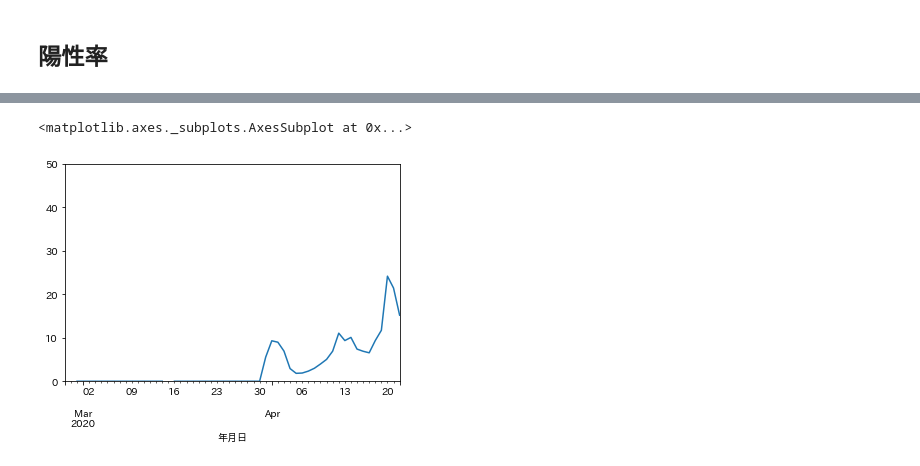
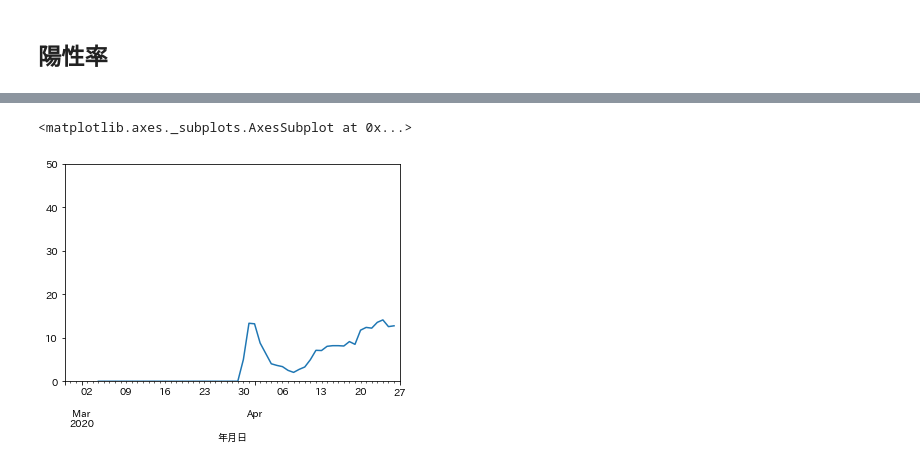
Before and after one commit to imabari/covid19-data, a Jupyter notebook: toyama/toyama_sample.ipynb, the cells around one changed output, grey strips where cells are left out. Drawn from its saved outputs; the diff is of its cells as text; code cells hidden in the pictures.

```diff
--- a/toyama/toyama_sample.ipynb
+++ b/toyama/toyama_sample.ipynb
@@ -197,8 +246,8 @@ df_positive = df_counts.loc[:, ["検査実施人数", "陽性人数"]].copy()
 # %%
-# 3日間平均
-df_positive_3d = df_positive.rolling(window=3).mean()
-df_positive_3d["陽性率"] = df_positive_3d["陽性人数"] / df_positive_3d["検査実施人数"] * 100
-df_positive_3d["陽性率"].plot(ylim=(0, 50))
+# 7日間平均
+df_positive_2w = df_positive.rolling(window=7).mean()
+df_positive_2w["陽性率"] = df_positive_2w["陽性人数"] / df_positive_2w["検査実施人数"] * 100
+df_positive_2w["陽性率"].plot(ylim=(0, 50))
 # %% [output]
 <matplotlib.axes._subplots.AxesSubplot at 0x...>
-[figure, old version]
+[figure, new version]
```
Also changed, not shown: parts of 26 cells of this notebook.
